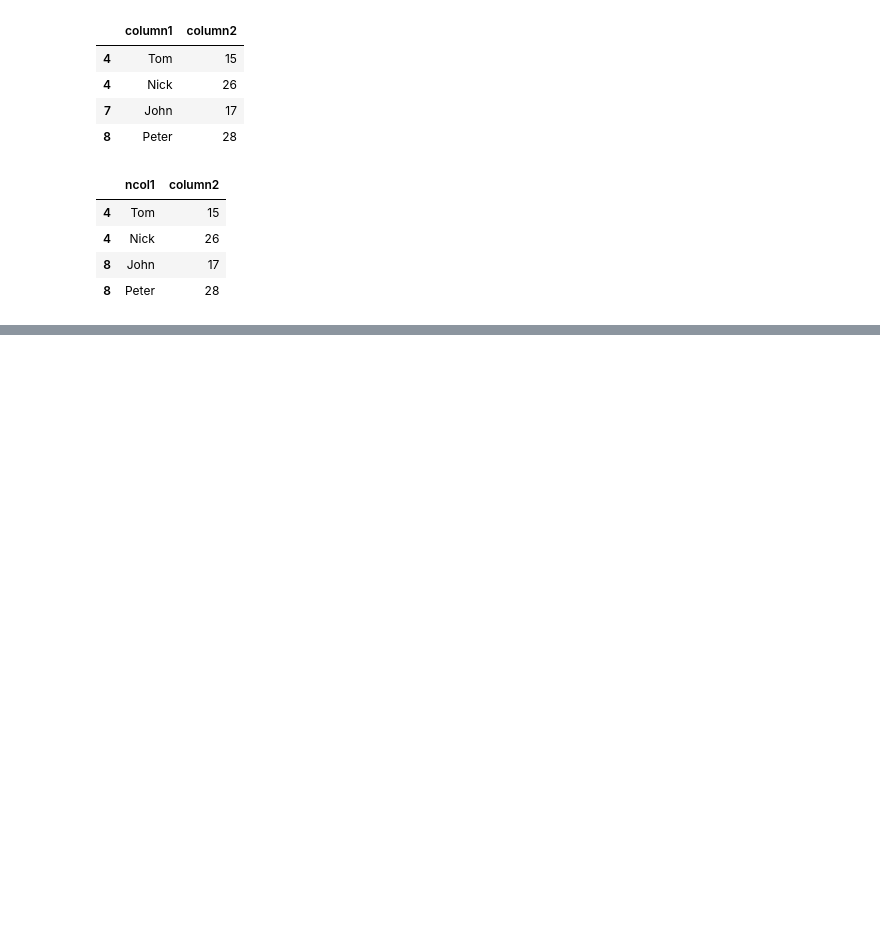
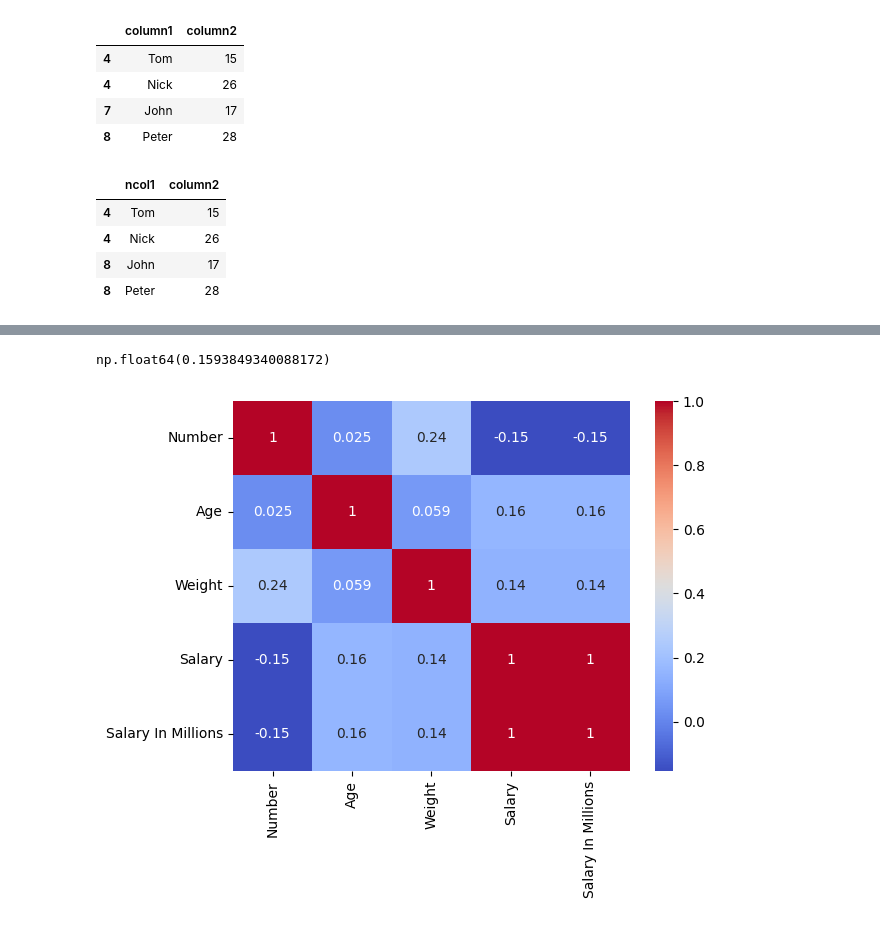
Before and after one commit to Pirate-Nirav/MachineLearning, a Jupyter notebook: PandasRevise.ipynb, the cells around one changed output, grey strips where cells are left out. Drawn from its saved outputs; the diff is of its cells as text; code cells hidden in the pictures; blank space fills up the shorter version.

```diff
--- a/PandasRevise.ipynb
+++ b/PandasRevise.ipynb
@@ -883,0 +1060,4 @@ df
+# %%
+df['Salary'] = df['Salary'].astype(int)
+# %%
+df = df.rename(columns={'College':'University'})
@@ -883,0 +1201,3 @@ df
+# %%
+df['Salary In Millions'] =  df['Salary'].apply(lambda x: x/1000000).astype(float).round(2)
+df
@@ -883,0 +1253,11 @@ df
+# %%
+def get_role(pos):
+    if pos in ['PG', 'SG']:
+        return 'BackCourt'
+    elif pos in ['SF', 'PF', 'C']:
+        return 'BackCourt'
+    else:
+        return "Unknowm"
+
+df['Role Type'] =  df['Position'].apply(get_role)
+df.head()
@@ -883,0 +1287,12 @@ df
+# %%
+df['Age'].corr(df['Salary'])
+# %% [output]
+np.float64(0.1593849340088172)
+# %%
+import seaborn as sns
+import matplotlib.pyplot as plt
+
+sns.heatmap(df.corr(numeric_only=True), annot=True, cmap='coolwarm')
+plt.show()
+# %% [output]
+[figure, added]
```
Also changed, not shown: parts of 42 cells of this notebook, 1 other file.
